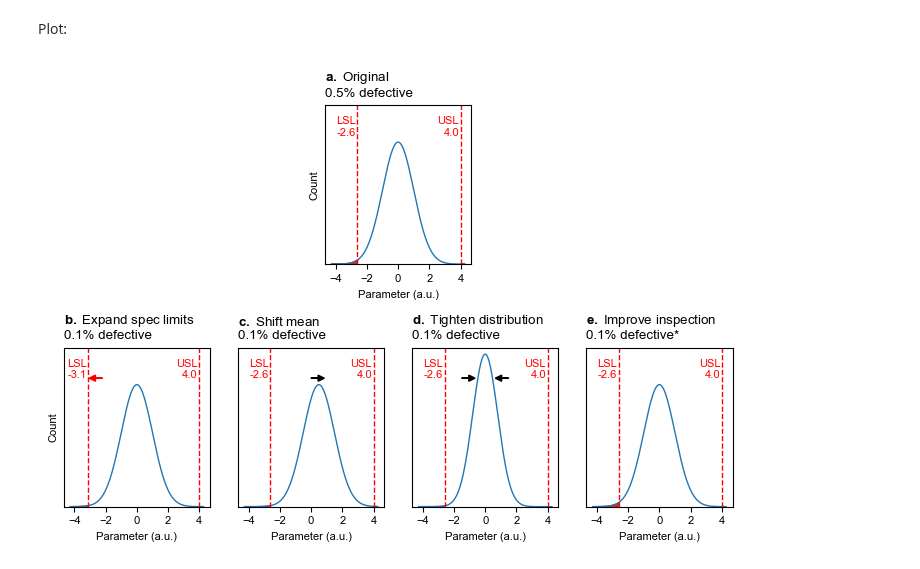
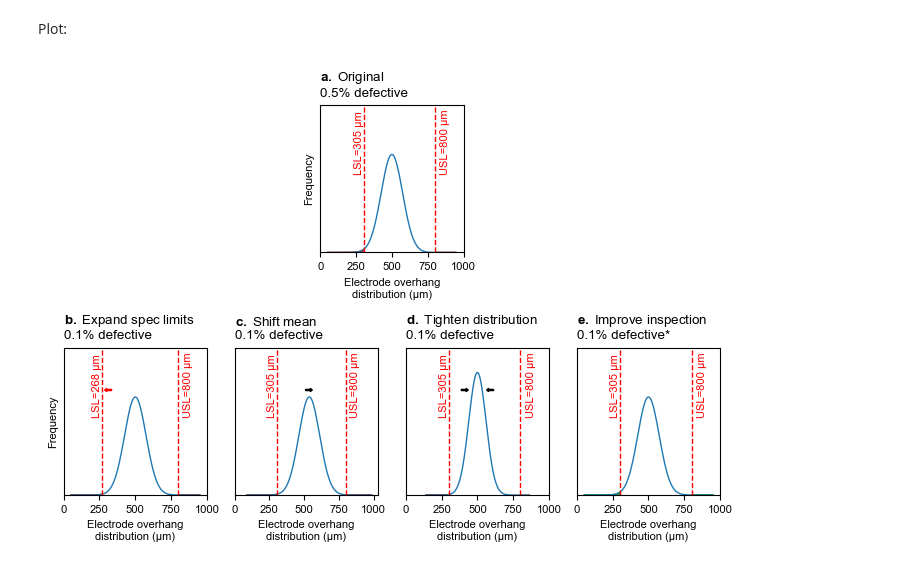
Before and after one commit to petermattia/battery-quality-at-scale, a Jupyter notebook: notebooks/pathways.ipynb, the cells around one changed output. Cells and saved outputs as stored; diff of their text form; code cells hidden in the pictures.

```diff
--- a/notebooks/pathways.ipynb
+++ b/notebooks/pathways.ipynb
@@ -48,7 +48,7 @@ def make_subplot(ax: plt.Axes, title: str, mu: float, sigma: float, lsl: float,
         Upper specification limit.
     """
     # Define the normal distribution
-    x = np.linspace(norm.ppf(0.00001), norm.ppf(0.99999), 1000)
+    x = np.linspace(mu - 6 * sigma, mu + 6 * sigma, 1000)
     y = norm.pdf(x, loc=mu, scale=sigma)
 
     # Calculate the total defective percentage
@@ -61,65 +61,69 @@ def make_subplot(ax: plt.Axes, title: str, mu: float, sigma: float, lsl: float,
     # Plot specification limits
     ax.axvline(x=lsl, color="r", linestyle="--")
     ax.axvline(x=usl, color="r", linestyle="--")
-    ax.annotate(f"LSL\n{lsl:.1f}", (lsl - 0.1, 0.42), color="r", ha="right")
-    ax.annotate(f"USL\n{usl:.1f}", (usl - 0.1, 0.42), color="r", ha="right")
+    ax.annotate(f"LSL={lsl:.0f} µm", (lsl, 0.0043), color="r", ha="right", rotation=90)
+    ax.annotate(f"USL={usl:.0f} µm", (usl + 105, 0.0043), color="r", ha="right", rotation=90)
 
     # Color the area outside the specification limits
     ax.fill_between(
         x=x,
         y1=y,
         where=(x < lsl) | (x > usl),
-        color="tab:green" if "detection" in title else "tab:red",
+        color="tab:green" if "inspection" in title else "tab:red",
     )
 
     # We want the y-axis to start at 0
-    ax.set_ylim(bottom=0, top = 0.52)
+    ax.set_ylim(bottom=0, top = 0.008)
 
     # Remove ticks and tick labels
     ax.tick_params(left = False, right = False, labelleft = False)
-    ax.set_xticks(np.arange(-4, 5, 2))
+    ax.set_xticks(np.arange(0, 1001, 250))
 # %% [markdown]
 Mini function for drawing arrows:
 # %%
 def draw_arrow(ax, x, y, dx, dy, color):
     """Draw an arrow on a plot."""
-    ax.arrow(x, y, dx, dy, head_width=0.02, head_length=0.4, fc=color, ec=color)
+    ax.arrow(x, y, dx, dy, fc=color, ec=color, width=0.00006, head_length=15)
 # %% [markdown]
 Plot:
 # %%
 plt.figure(figsize=(fig_width_2col_inches, fig_height_inches))
 grid = plt.GridSpec(2, 8)
 
 ax0 = plt.subplot(grid[0, 3:5])
 ax1 = plt.subplot(grid[1, 0:2])
 ax2 = plt.subplot(grid[1, 2:4])
 ax3 = plt.subplot(grid[1, 4:6])
 ax4 = plt.subplot(grid[1, 6:8])
 
-make_subplot(ax0, "$\\bf{a.}$ Original", mu=0, sigma=1, lsl=-2.6, usl=4)
-make_subplot(ax1, "$\\bf{b.}$ Expand spec limits", mu=0, sigma=1, lsl=-3.1, usl=4)
-make_subplot(ax2, "$\\bf{c.}$ Shift mean", mu=0.5, sigma=1, lsl=-2.6, usl=4)
-make_subplot(ax3, "$\\bf{d.}$ Tighten distribution", mu=0, sigma=0.8, lsl=-2.6, usl=4)
-make_subplot(ax4, "$\\bf{e.}$ Improve inspection", mu=0, sigma=1, lsl=-2.6, usl=4)
+make_subplot(ax0, "$\\bf{a.}$ Original", mu=500, sigma=75, lsl=305, usl=800)
+make_subplot(ax1, "$\\bf{b.}$ Expand spec limits", mu=500, sigma=75, lsl=268, usl=800)
+make_subplot(ax2, "$\\bf{c.}$ Shift mean", mu=537, sigma=75, lsl=305, usl=800)
+make_subplot(ax3, "$\\bf{d.}$ Tighten distribution", mu=500, sigma=60, lsl=305, usl=800)
+make_subplot(ax4, "$\\bf{e.}$ Improve inspection", mu=500, sigma=75, lsl=305, usl=800)
 
-draw_arrow(ax1, -2.2, 0.42, -0.45, 0, "r")
-draw_arrow(ax2, 0, 0.42, 0.45, 0, "k")
-draw_arrow(ax3, -1.5, 0.42, 0.45, 0, "k")
-draw_arrow(ax3, 1.5, 0.42, -0.45, 0, "k")
+draw_arrow(ax1, 335, 0.0057, -33.75, 0, "r")
+draw_arrow(ax2, 510, 0.0057, 33.75, 0, "k")
+draw_arrow(ax3, 387.5, 0.0057, 33.75, 0, "k")
+draw_arrow(ax3, 612.5, 0.0057, -33.75, 0, "k")
 
-ax0.set_xlabel("Parameter (a.u.)")
-ax1.set_xlabel("Parameter (a.u.)")
-ax2.set_xlabel("Parameter (a.u.)")
-ax3.set_xlabel("Parameter (a.u.)")
-ax4.set_xlabel("Parameter (a.u.)")
+ax1.set_xticks(np.arange(0, 1001, 250))
+ax2.set_xticks(np.arange(0, 1001, 250))
+ax3.set_xticks(np.arange(0, 1001, 250))
 
-ax0.set_ylabel("Count")
-ax1.set_ylabel("Count")
+ax0.set_xlabel("Electrode overhang\ndistribution (µm)")
+ax1.set_xlabel("Electrode overhang\ndistribution (µm)")
+ax2.set_xlabel("Electrode overhang\ndistribution (µm)")
+ax3.set_xlabel("Electrode overhang\ndistribution (µm)")
+ax4.set_xlabel("Electrode overhang\ndistribution (µm)")
+
+ax0.set_ylabel("Frequency")
+ax1.set_ylabel("Frequency")
 
 # Hardcode to change percentage and add asterisk
 ax4.set_title("$\\bf{e.}$ Improve inspection\n0.1% defective*", loc="left")
 
 plt.tight_layout()
 plt.savefig("pathways.pdf", dpi=300, bbox_inches="tight", format="pdf")
 # %% [output]
-[figure, old version]
+[figure, new version]
```
Also changed, not shown: 3 other files.
